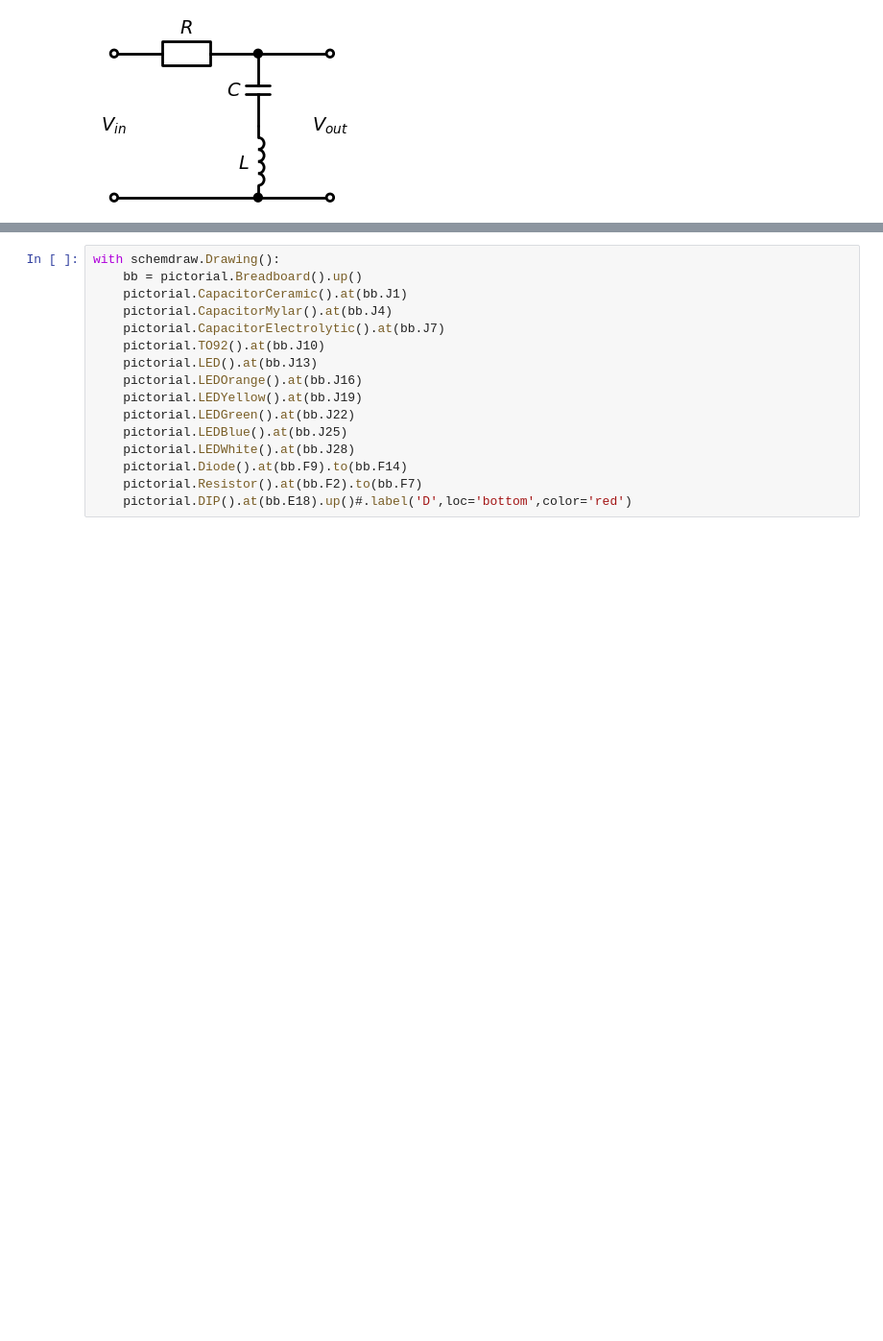
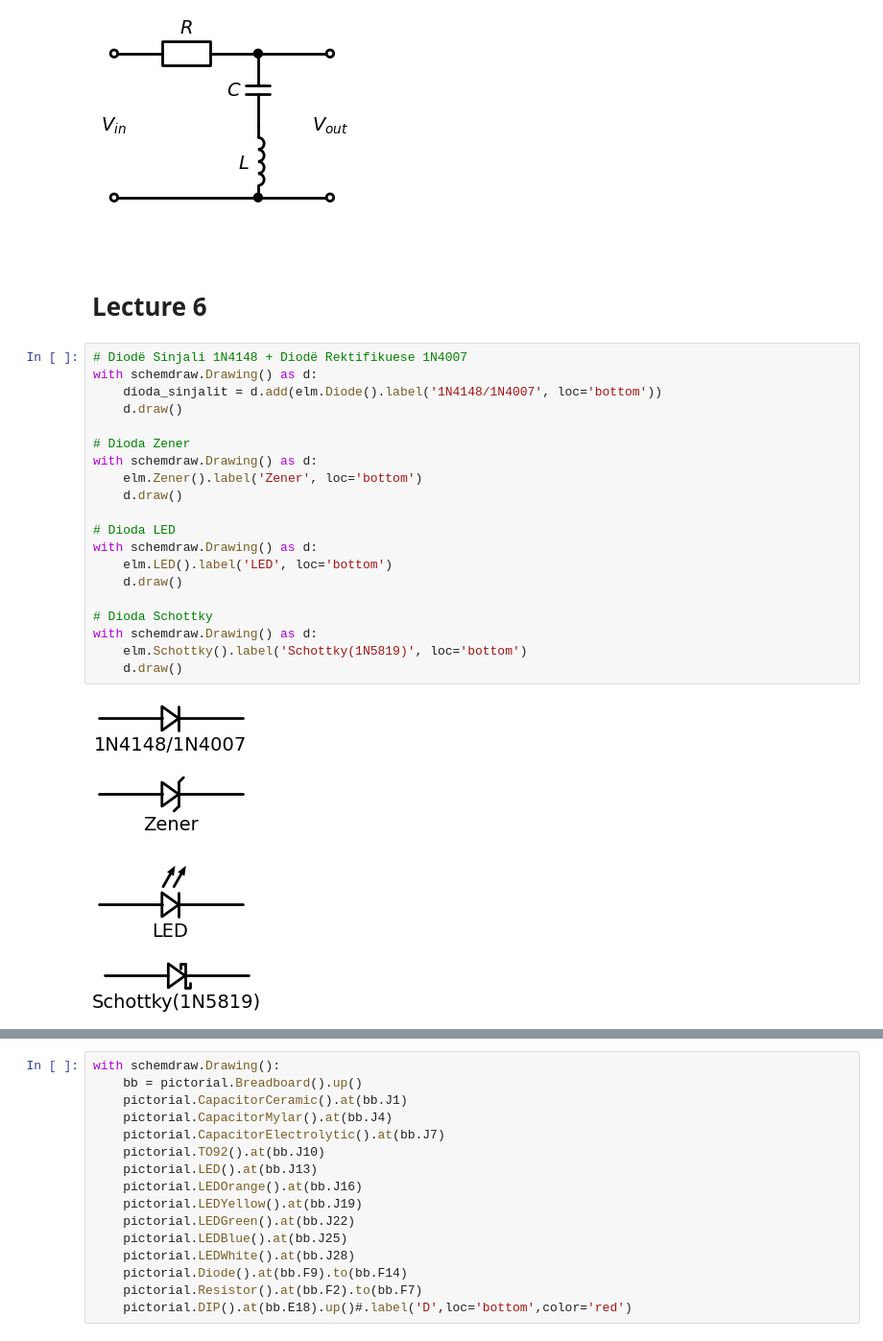
Before and after one commit to ekafex/electronics, a Jupyter notebook: Lectures/Circuit_Draw.ipynb, the cells around one changed output, grey strips where cells are left out. Shown at 96% size. Saved outputs shown, nothing was run; the diff lists cells and outputs as text; blank space fills up the shorter version.

```diff
--- a/Lectures/Circuit_Draw.ipynb
+++ b/Lectures/Circuit_Draw.ipynb
@@ -427,3 +427,33 @@ with schemdraw.Drawing() as d:
 [figure]
 [figure]
 [figure]
+# %% [markdown]
+<br>
+<br>
+
+# Lecture 6
+# %%
+# Diodë Sinjali 1N4148 + Diodë Rektifikuese 1N4007
+with schemdraw.Drawing() as d:
+    dioda_sinjalit = d.add(elm.Diode().label('1N4148/1N4007', loc='bottom'))
+    d.draw()
+
+# Dioda Zener
+with schemdraw.Drawing() as d:
+    elm.Zener().label('Zener', loc='bottom')
+    d.draw()
+
+# Dioda LED
+with schemdraw.Drawing() as d:
+    elm.LED().label('LED', loc='bottom')
+    d.draw()
+
+# Dioda Schottky
+with schemdraw.Drawing() as d:
+    elm.Schottky().label('Schottky(1N5819)', loc='bottom')
+    d.draw()
+# %% [output]
+[figure, added]
+[figure, added]
+[figure, added]
+[figure, added]
```
Also changed, not shown: parts of 1 cell of this notebook, 1 other file.
